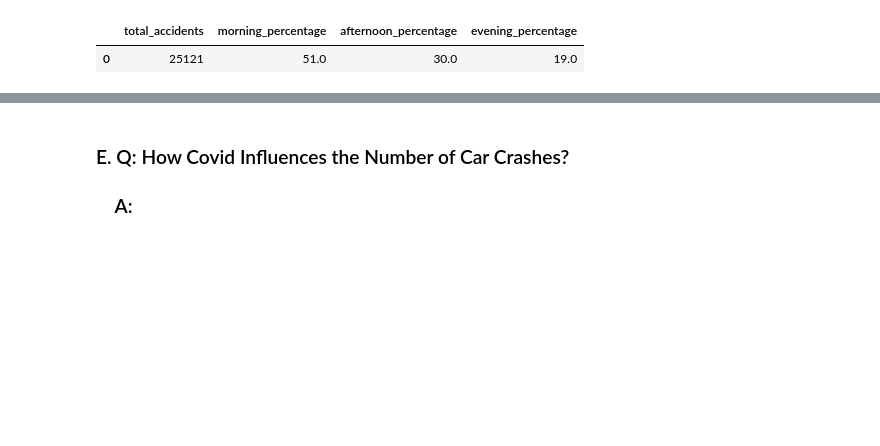
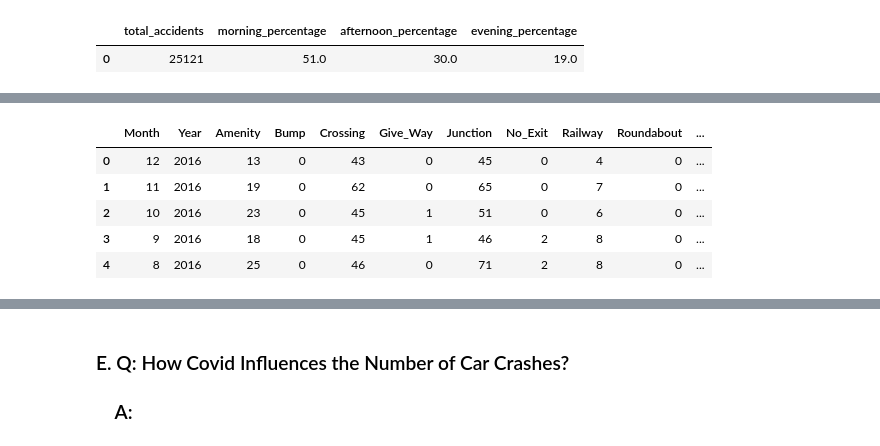
Before and after one commit to KaiyuWang19970221/BA775-teamproject, a Jupyter notebook: team6.ipynb, the cells around one changed output, grey strips where cells are left out. Drawn from its saved outputs; the diff is of its cells as text; code cells hidden in the pictures; blank space fills up the shorter version.

```diff
--- a/team6.ipynb
+++ b/team6.ipynb
@@ -149,0 +149,27 @@ FROM `ba775-b2-team6.team6.carcrash_MA`
+# %%
+%%bigquery
+SELECT EXTRACT(month FROM Start_Time) AS Month, EXTRACT(year FROM Start_Time) AS Year,
+SUM(CASE WHEN Amenity = true THEN 1 ELSE 0 END) AS Amenity,
+SUM(CASE WHEN Bump = true THEN 1 ELSE 0 END) AS Bump,
+SUM(CASE WHEN Crossing = true THEN 1 ELSE 0 END) AS Crossing,
+SUM(CASE WHEN Give_Way = true THEN 1 ELSE 0 END) AS Give_Way,
+SUM(CASE WHEN Junction = true THEN 1 ELSE 0 END) AS Junction,
+SUM(CASE WHEN No_Exit = true THEN 1 ELSE 0 END) AS No_Exit,
+SUM(CASE WHEN Railway = true THEN 1 ELSE 0 END) AS Railway,
+SUM(CASE WHEN Roundabout = true THEN 1 ELSE 0 END) AS Roundabout,
+SUM(CASE WHEN Station = true THEN 1 ELSE 0 END) AS Station,
+SUM(CASE WHEN Stop = true THEN 1 ELSE 0 END) AS Stop,
+SUM(CASE WHEN Traffic_Calming = true THEN 1 ELSE 0 END) AS Traffic_Calming,
+SUM(CASE WHEN Traffic_Signal = true THEN 1 ELSE 0 END) AS Traffic_Signal,
+SUM(CASE WHEN Turning_Loop = true THEN 1 ELSE 0 END) AS Turning_Loop
+FROM `ba775-b2-team6.team6.carcrash_MA`
+GROUP BY Month, Year
+ORDER BY Year, Month DESC
+LIMIT 5
+# %% [output]
+|  | Month | Year | Amenity | Bump | Crossing | Give_Way | Junction | No_Exit | Railway | Roundabout | ... |
+| 0 | 12 | 2016 | 13 | 0 | 43 | 0 | 45 | 0 | 4 | 0 | ... |
+| 1 | 11 | 2016 | 19 | 0 | 62 | 0 | 65 | 0 | 7 | 0 | ... |
+| 2 | 10 | 2016 | 23 | 0 | 45 | 1 | 51 | 0 | 6 | 0 | ... |
+| 3 | 9 | 2016 | 18 | 0 | 45 | 1 | 46 | 2 | 8 | 0 | ... |
+| 4 | 8 | 2016 | 25 | 0 | 46 | 0 | 71 | 2 | 8 | 0 | ... |
```
Also changed, not shown: parts of 18 cells of this notebook.
